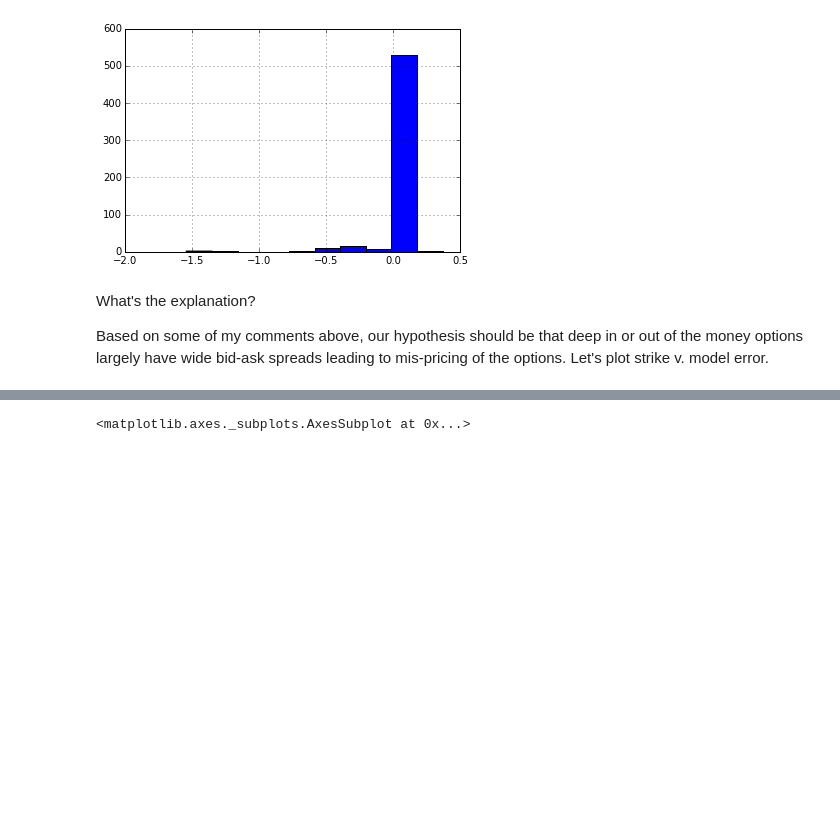
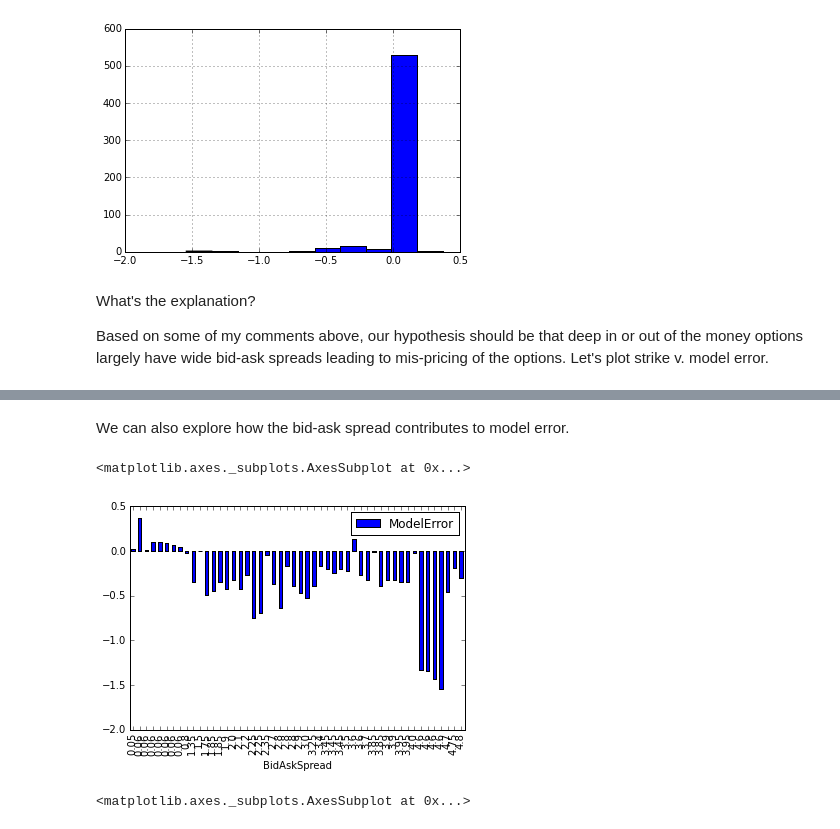
Before and after one commit to pydatasg/PyData-Meetup, a Jupyter notebook: Equity Option Implied Volatility Analytics with Python.ipynb, the cells around one changed output, grey strips where cells are left out. Drawn from its saved outputs; the diff is of its cells as text; code cells hidden in the pictures; blank space fills up the shorter version.

```diff
--- a/Equity Option Implied Volatility Analytics with Python.ipynb
+++ b/Equity Option Implied Volatility Analytics with Python.ipynb
@@ -1115,3 +1117,17 @@ options_frame[abs(options_frame['ModelError']) > 1.0e-4].head()
+# %% [markdown]
+We can also explore how the bid-ask spread contributes to model error.
+# %%
+# add a new column
+options_frame['BidAskSpread'] = options_frame['Ask'] - options_frame['Bid']
+
+# plot model error by bid-ask spread
+errors_20_largest_by_spread = options_frame.ix[sorted_errors_idx.index]
+
+# plot model error against strike, many expirations included
+errors_20_largest_by_spread[['BidAskSpread', 'ModelError']].sort_values(by='BidAskSpread').plot(kind='bar', x='BidAskSpread')
+# %% [output]
+<matplotlib.axes._subplots.AxesSubplot at 0x...>
+[figure, added]
 # %%
 # select an expiration to plot
 iv = options_frame[options_frame['Expiration'] == '2016-03-18']
```
Also changed, not shown: parts of 2 cells of this notebook.
